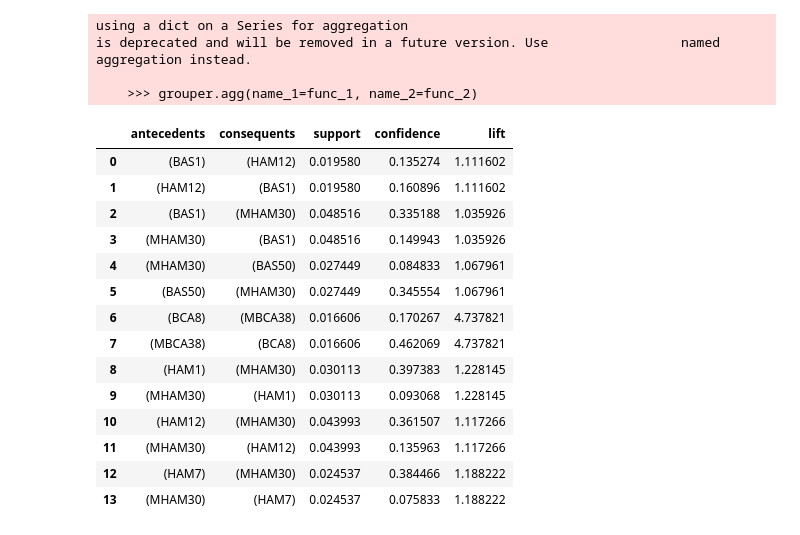
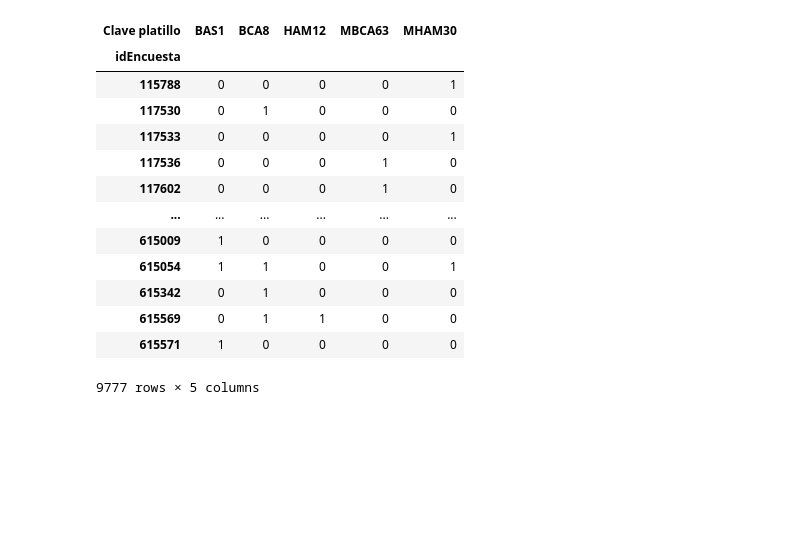
Before and after one commit to Caoimhim/data-analysis-semana-i, a Jupyter notebook: dendro.ipynb, the cells around one changed output. Saved outputs shown, nothing was run; the diff lists cells and outputs as text; code cells hidden in the pictures; blank space fills up the shorter version.

Commit message:
Completed dendrogram, changed file names

```diff
--- a/dendro.ipynb
+++ b/dendro.ipynb
@@ -12,3 +12,7 @@ import pandas as pd
 
 data = pd.read_csv("sample_semanai.csv")
 data = data.drop_duplicates().iloc[:]
+top_5 = data.groupby(['Clave platillo'])['Cantidad'].agg(
+    {"Cuenta": len}).sort_values(
+    "Cuenta", ascending=False).head(5).reset_index()
+top_5 = top_5['Clave platillo']
@@ -15,5 +24,7 @@ data = data.drop_duplicates().iloc[:]
 # %%
 data2 = data[data["Acción"] != "Cancelación"]
 data2.dropna(axis=0, subset=['Clave platillo'], inplace=True)
+data2 = data2[['Cantidad','Clave platillo', 'idEncuesta']]
+data2 = data2.dropna()
 # %%
-data2 = data2[['Orden','Cantidad','Clave platillo', 'idEncuesta']]
+data2 = data2.groupby(['idEncuesta', 'Clave platillo'])['Cantidad'].sum().unstack().reset_index().fillna(0).set_index('idEncuesta')
@@ -20,6 +45,0 @@ data2 = data2[['Orden','Cantidad','Clave platillo', 'idEncuesta']]
-# %%
-data2 = (data2.groupby(['idEncuesta', 'Clave platillo'])['Cantidad'].sum().unstack().reset_index())
-transform_NaNs = isnan(data2)
-data2[transform_NaNs] = 0
-data2 = data2.dropna()
-data2
@@ -40,39 +46,26 @@ data2
-# %%
-top_5 = data.groupby(['Clave platillo'])['Cantidad'].agg(
-    {"Cuenta": len}).sort_values(
-    "Cuenta", ascending=False).head(5).reset_index()
-# %% [output]
-using a dict on a Series for aggregation
-is deprecated and will be removed in a future version. Use                 named aggregation instead.
-
-    >>> grouper.agg(name_1=func_1, name_2=func_2)
 # %%
 def encode_units(x):
     if x <= 0:
         return 0
     if x >= 1:
         return 1
 
 data2 = data2.applymap(encode_units)
-data2.drop('idEncuesta',inplace=True, axis=1)
-itemsets = apriori(data2, min_support = 0.015, use_colnames=True)
-rules = association_rules(itemsets, metric="lift", min_threshold=1)
-rules = pd.DataFrame(rules)
-rules = rules.drop(['antecedent support', 'consequent support','leverage','conviction'],axis=1)
-rules
+data2 = data2.loc[:, data2.columns.intersection(top_5)]
+data2 = data2[(data2.T != 0).any()]
+data2
 # %% [output]
-|  | antecedents | consequents | support | confidence | lift |
-| 0 | (BAS1) | (HAM12) | 0.019580 | 0.135274 | 1.111602 |
-| 1 | (HAM12) | (BAS1) | 0.019580 | 0.160896 | 1.111602 |
-| 2 | (BAS1) | (MHAM30) | 0.048516 | 0.335188 | 1.035926 |
-| 3 | (MHAM30) | (BAS1) | 0.048516 | 0.149943 | 1.035926 |
-| 4 | (MHAM30) | (BAS50) | 0.027449 | 0.084833 | 1.067961 |
-| 5 | (BAS50) | (MHAM30) | 0.027449 | 0.345554 | 1.067961 |
-| 6 | (BCA8) | (MBCA38) | 0.016606 | 0.170267 | 4.737821 |
-| 7 | (MBCA38) | (BCA8) | 0.016606 | 0.462069 | 4.737821 |
-| 8 | (HAM1) | (MHAM30) | 0.030113 | 0.397383 | 1.228145 |
-| 9 | (MHAM30) | (HAM1) | 0.030113 | 0.093068 | 1.228145 |
-| 10 | (HAM12) | (MHAM30) | 0.043993 | 0.361507 | 1.117266 |
-| 11 | (MHAM30) | (HAM12) | 0.043993 | 0.135963 | 1.117266 |
-| 12 | (HAM7) | (MHAM30) | 0.024537 | 0.384466 | 1.188222 |
-| 13 | (MHAM30) | (HAM7) | 0.024537 | 0.075833 | 1.188222 |
+| Clave platillo | BAS1 | BCA8 | HAM12 | MBCA63 | MHAM30 |
+| idEncuesta |  |  |  |  |  |
+| 115788 | 0 | 0 | 0 | 0 | 1 |
+| 117530 | 0 | 1 | 0 | 0 | 0 |
+| 117533 | 0 | 0 | 0 | 0 | 1 |
+| 117536 | 0 | 0 | 0 | 1 | 0 |
+| 117602 | 0 | 0 | 0 | 1 | 0 |
+| ... | ... | ... | ... | ... | ... |
+| 615009 | 1 | 0 | 0 | 0 | 0 |
+| 615054 | 1 | 1 | 0 | 0 | 1 |
+| 615342 | 0 | 1 | 0 | 0 | 0 |
+| 615569 | 0 | 1 | 1 | 0 | 0 |
+| 615571 | 1 | 0 | 0 | 0 | 0 |
+9777 rows × 5 columns
```
Also changed, not shown: parts of 7 cells of this notebook, 2 other files.
